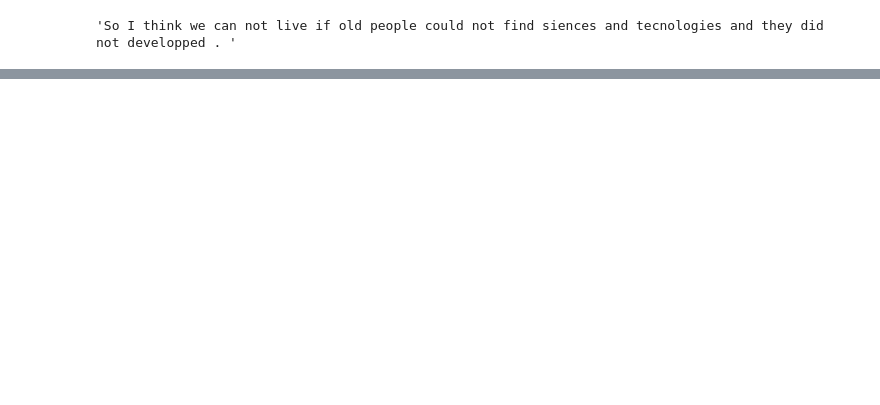
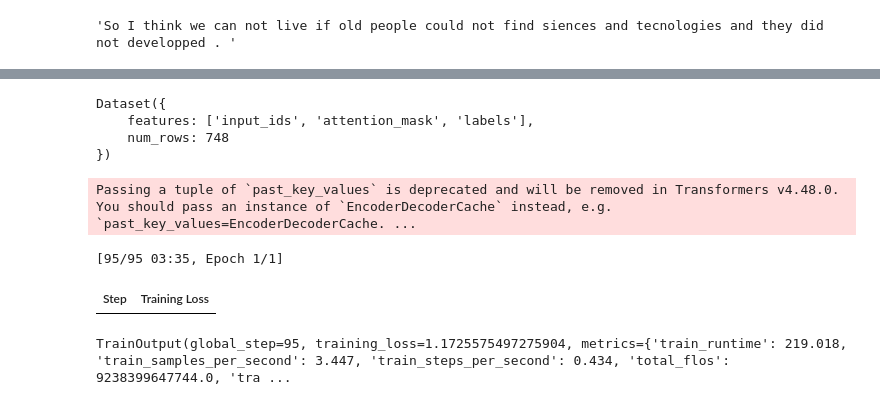
Before and after one commit to Mohitag94/grammar_correction, a Jupyter notebook: test.ipynb, the cells around one changed output, grey strips where cells are left out. Saved outputs shown, nothing was run; the diff lists cells and outputs as text; code cells hidden in the pictures; blank space fills up the shorter version.

```diff
--- a/test.ipynb
+++ b/test.ipynb
@@ -218,0 +545,17 @@ tensor([[19519,    10,   264,    27,   317,    62,    54,    59,   619,     3,
+# %%
+train_ds = dataset["validation"].map(lambda ds: preprocess(dataset["validation"]["sentence"],
+                                                           dataset["validation"]["corrections"]),
+                                     batched=True,
+                                     remove_columns=dataset["validation"].column_names)
+# %%
+val_ds = dataset["test"].map(lambda ds: preprocess(dataset["test"]["sentence"],
+                                                   dataset["test"]["corrections"]),
+                             batched=True,
+                             remove_columns=dataset["test"].column_names)
+# %%
+val_ds
+# %% [output]
+Dataset({
+    features: ['input_ids', 'attention_mask', 'labels'],
+    num_rows: 748
+})
@@ -218,0 +594,23 @@ tensor([[19519,    10,   264,    27,   317,    62,    54,    59,   619,     3,
+# %%
+data_collator = DataCollatorForSeq2Seq(
+    tokenizer=tokenizer,
+    model=model,
+    padding=True,
+    return_tensors="pt"
+)
+# %%
+trainer = Trainer(
+    model=model,                        # The model to train/evaluate/predict
+    args=training_arg,                         # TrainingArguments instance
+    data_collator=data_collator,                # Function to collate batch data
+    train_dataset=train_ds,                # Training dataset
+    eval_dataset=val_ds,                 # Evaluation dataset
+    tokenizer=tokenizer,                    # Tokenizer for the model
+)
+# %%
+trainer.train()
+# %% [output]
+Passing a tuple of `past_key_values` is deprecated and will be removed in Transformers v4.48.0. You should pass an instance of `EncoderDecoderCache` instead, e.g. `past_key_values=EncoderDecoderCache. ...
+[95/95 03:35, Epoch 1/1]
+| Step | Training Loss |
+TrainOutput(global_step=95, training_loss=1.1725575497275904, metrics={'train_runtime': 219.018, 'train_samples_per_second': 3.447, 'train_steps_per_second': 0.434, 'total_flos': 9238399647744.0, 'tra ...
```
Also changed, not shown: parts of 47 cells of this notebook, 2 other files.
